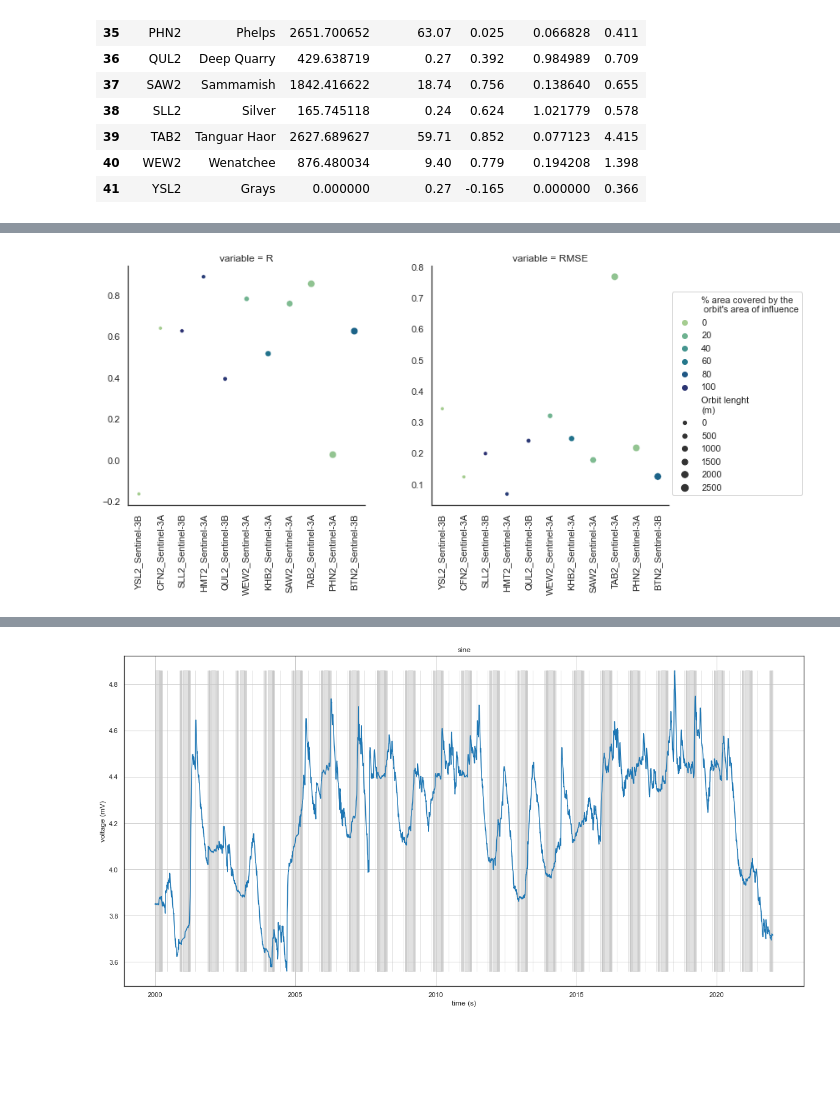
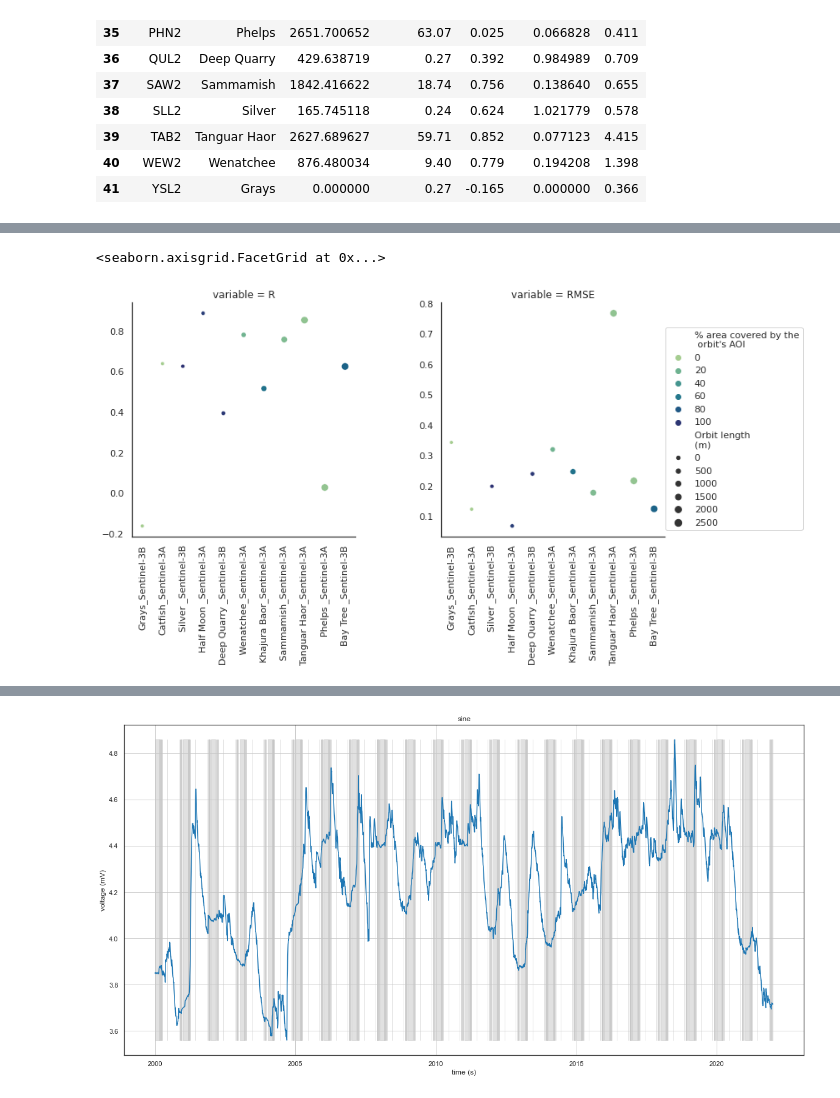
Before and after one commit to anmagomez/radar_altimetry_eval, a Jupyter notebook: src/rapid_request.ipynb, the cells around one changed output, grey strips where cells are left out. Drawn from its saved outputs; the diff is of its cells as text; code cells hidden in the pictures; blank space fills up the shorter version.

Commit message:
Evaluating area and orbith length

```diff
--- a/src/rapid_request.ipynb
+++ b/src/rapid_request.ipynb
@@ -1306,47 +1362,12 @@ del df
 # %%
-df=df_t.copy()
-df['st_alti']=df.apply(lambda x:str(x['station'])+'_'+x['mission'], axis=1) #LO QUE NECESITA ES ESTO
-# df=df.loc[df['variable'].isin(['r2', 'RMSE'])]
-df=df.loc[df['variable'].isin(['R','RMSE'])]
-# sns.set(rc = {'figure.figsize':(10,2)})
-sns.set_style('white')
 
-# print(df.head())
-df=df.sort_values(by=['orbit_leng'])
-df['per_area_c']=df['per_area_c']*100
-x_fd='st_alti'
-y_fd='value'
-hue='per_area_c'#'method'
-col='variable'
-size="orbit_leng"
-pal=sns.color_palette("crest", as_cmap=True)
-facet_kws={'sharey': False, 'sharex': True}
-# row='method'#'source'
-# for i in ['r2', 'RMSE']:
-# df=df.loc[df[col]==i]
+name_fig='LOCSS_area_orbitlength'
+file_name_fig='../data/results/'+name_fig+'_'+time_fig+'_all.png'
 
+save_fig=False
 
-g = sns.relplot(data=df,facet_kws=facet_kws,
-        x=x_fd, y=y_fd,
-        hue=hue, col=col,size=size,palette=pal,
-        #col=row,# col_wrap=2,
-        kind="scatter")#,
-            #join=False)#,
-        #dodge=True)
-#                height=4, aspect=.7)
+g=fig_AOI_orbit(df_t, name_fig, file_name_fig, save_fig, leg2_pos=7)
 g
-sns.move_legend(
-    g, "center right",
-    bbox_to_anchor=(1.1, .5),
-    ncol=1,
-    title=None, frameon=True,
-)
-#Change legend text (https://stackoverflow.com/questions/53116532/modify-seaborn-line-relplot-legend-title)
-g._legend.texts[0].set_text("% area covered by the\n orbit's area of influence")
-g._legend.texts[7].set_text('Orbit lenght \n(m)')
-g.set_xticklabels(rotation=90)
-g.set_axis_labels(x_var='', y_var='')
-# g.set(ylim=(0,2))
-del df
 # %% [output]
+<seaborn.axisgrid.FacetGrid at 0x...>
-[figure, old version]
+[figure, new version]
```
Also changed, not shown: parts of 16 cells of this notebook.
